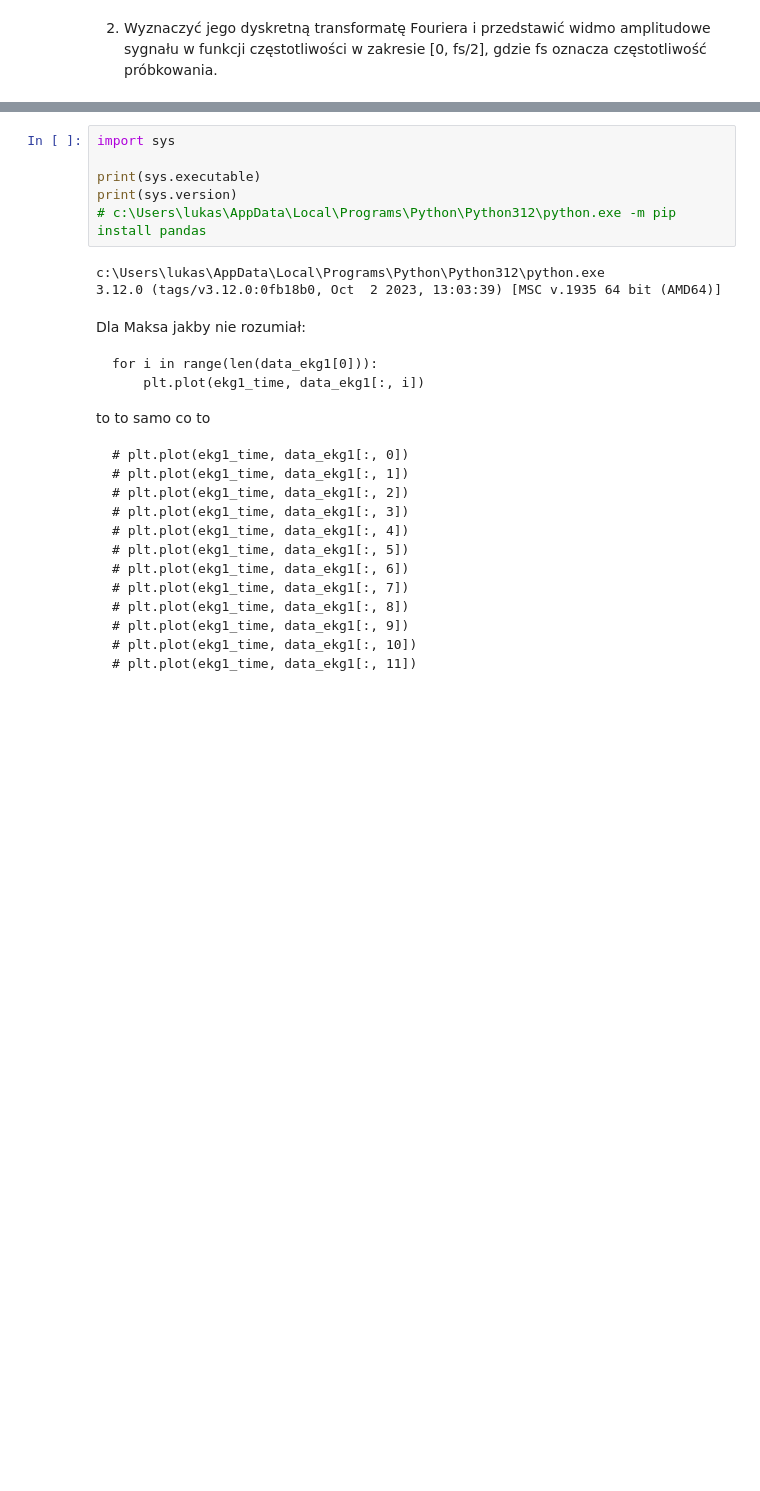
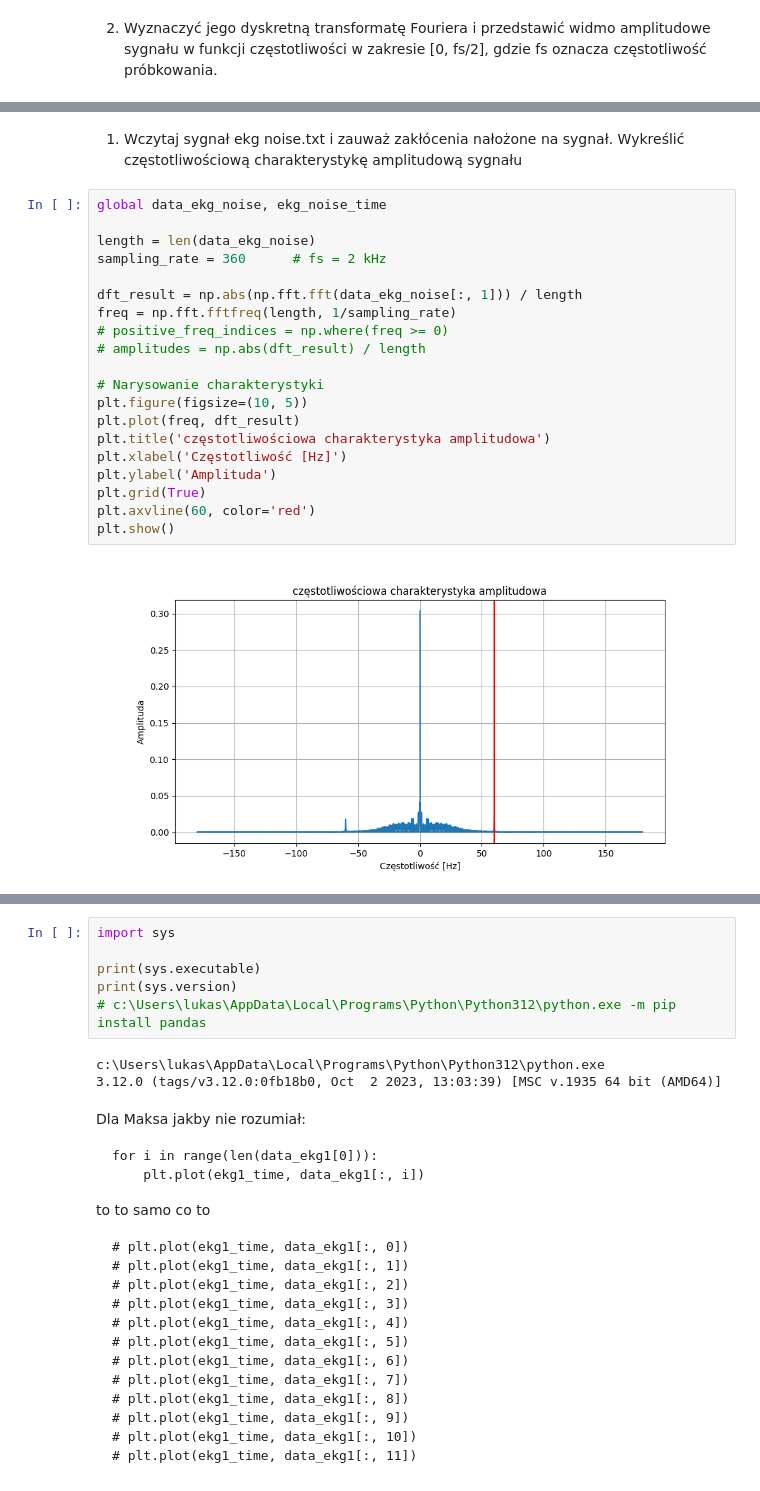
Before and after one commit to LUKIS123/CPSiO-PWR, a Jupyter notebook: Lab1/Lab1.ipynb, the cells around one changed output, grey strips where cells are left out. Drawn from its saved outputs; the diff is of its cells as text; blank space fills up the shorter version.

```diff
--- a/Lab1/Lab1.ipynb
+++ b/Lab1/Lab1.ipynb
@@ -406,0 +424,25 @@ plt.show()
+# %% [markdown]
+1. Wczytaj sygnał ekg noise.txt i zauważ zakłócenia nałożone na sygnał. Wykreślić
+częstotliwościową charakterystykę amplitudową sygnału
+# %%
+global data_ekg_noise, ekg_noise_time
+
+length = len(data_ekg_noise)
+sampling_rate = 360      # fs = 2 kHz
+
+dft_result = np.abs(np.fft.fft(data_ekg_noise[:, 1])) / length
+freq = np.fft.fftfreq(length, 1/sampling_rate)
+# positive_freq_indices = np.where(freq >= 0)
+# amplitudes = np.abs(dft_result) / length
+
+# Narysowanie charakterystyki
+plt.figure(figsize=(10, 5))
+plt.plot(freq, dft_result)
+plt.title('częstotliwościowa charakterystyka amplitudowa')
+plt.xlabel('Częstotliwość [Hz]')
+plt.ylabel('Amplituda')
+plt.grid(True)
+plt.axvline(60, color='red')
+plt.show()
+# %% [output]
+[figure, added]
```
Also changed, not shown: parts of 13 cells of this notebook.
